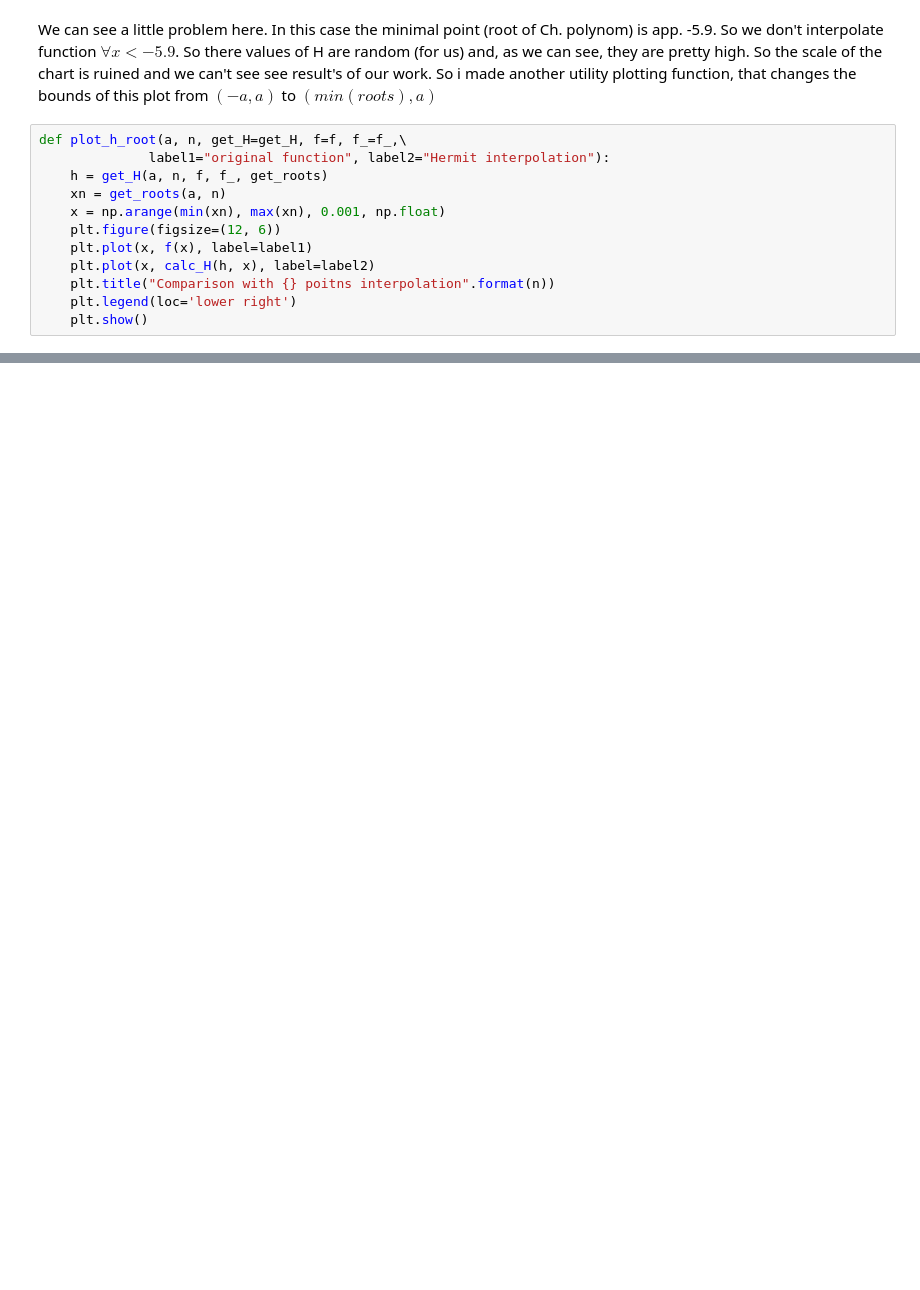
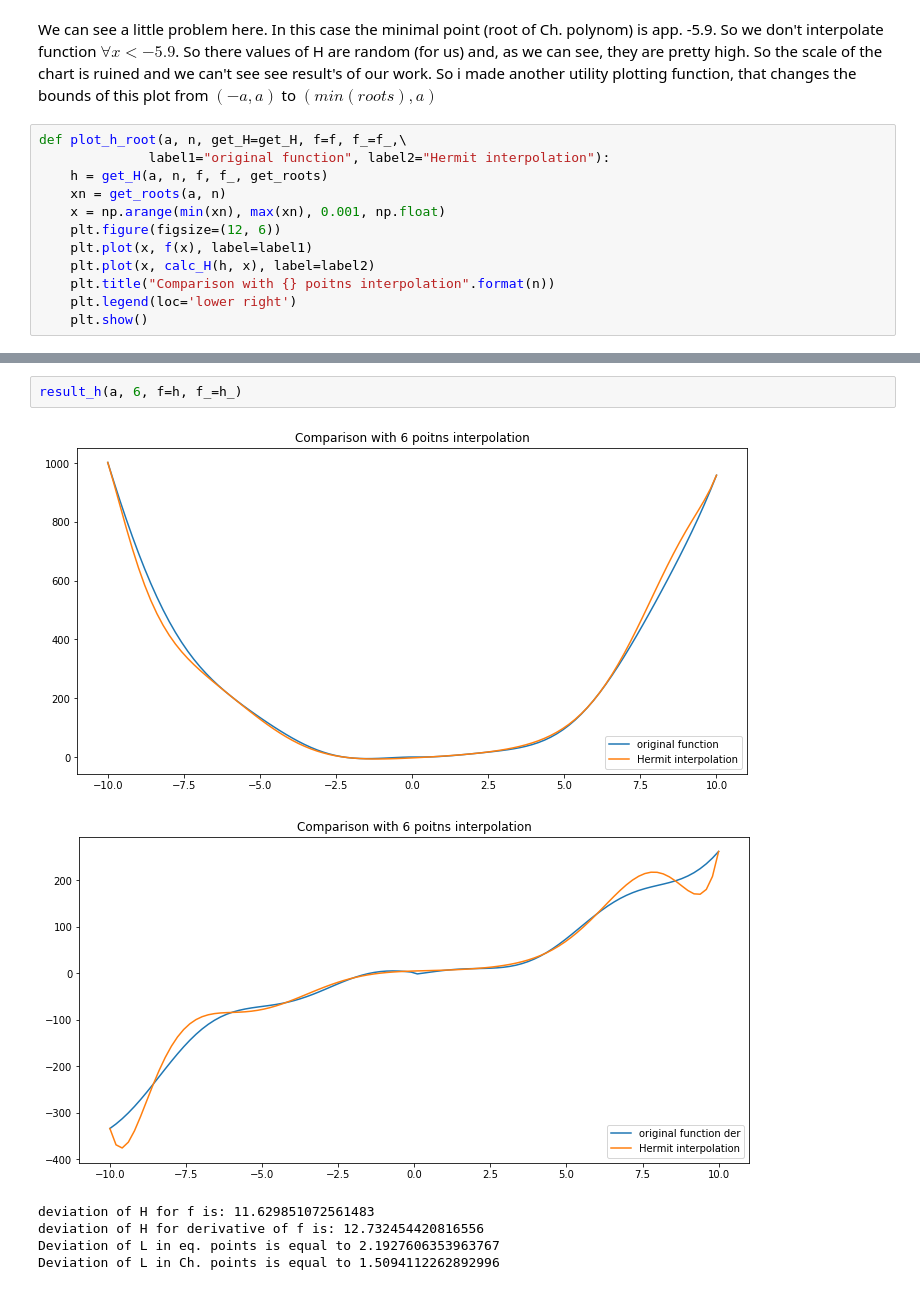
Before and after one commit to otzhora/numerical_methods-, a Jupyter notebook: sixth_task/Interpolation.ipynb, the cells around one changed output, grey strips where cells are left out. Cells and saved outputs as stored; diff of their text form; blank space fills up the shorter version.

```diff
--- a/sixth_task/Interpolation.ipynb
+++ b/sixth_task/Interpolation.ipynb
@@ -402,0 +476,9 @@ plot_h_root(a, 4)
+# %%
+result_h(a, 6, f=h, f_=h_)
+# %% [output]
+[figure, added]
+[figure, added]
+deviation of H for f is: 11.629851072561483
+deviation of H for derivative of f is: 12.732454420816556
+Deviation of L in eq. points is equal to 2.1927606353963767
+Deviation of L in Ch. points is equal to 1.5094112262892996
```
Also changed, not shown: parts of 29 cells of this notebook.
